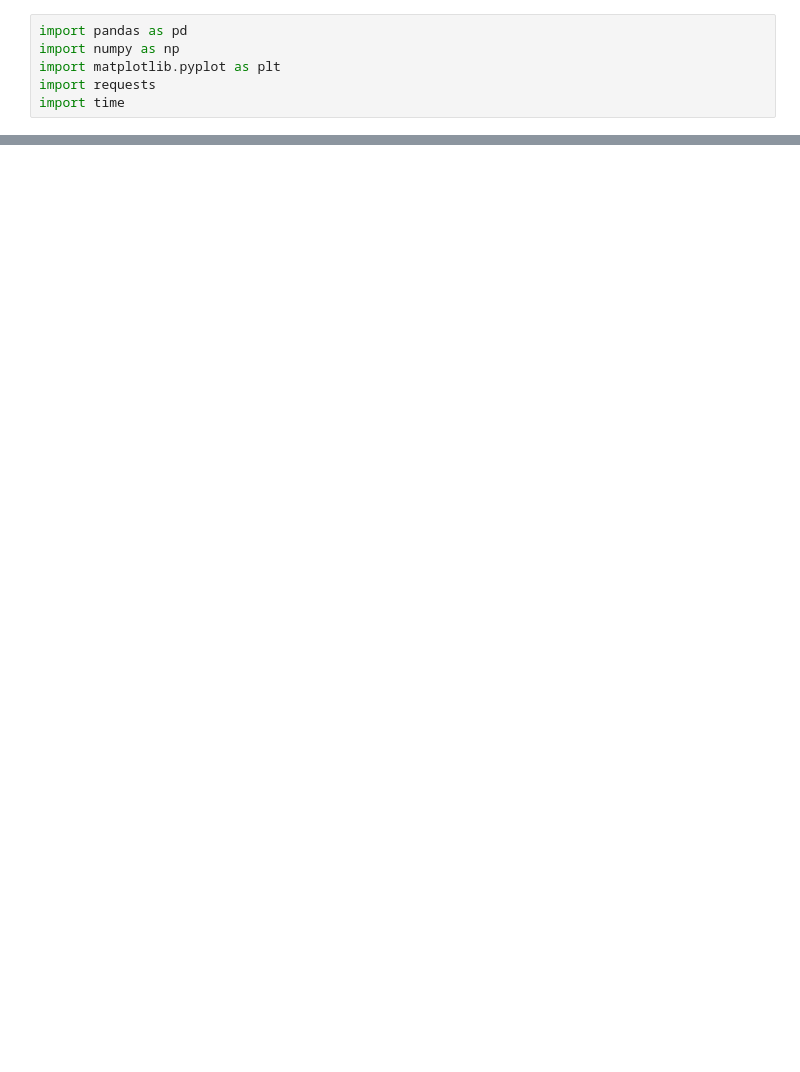
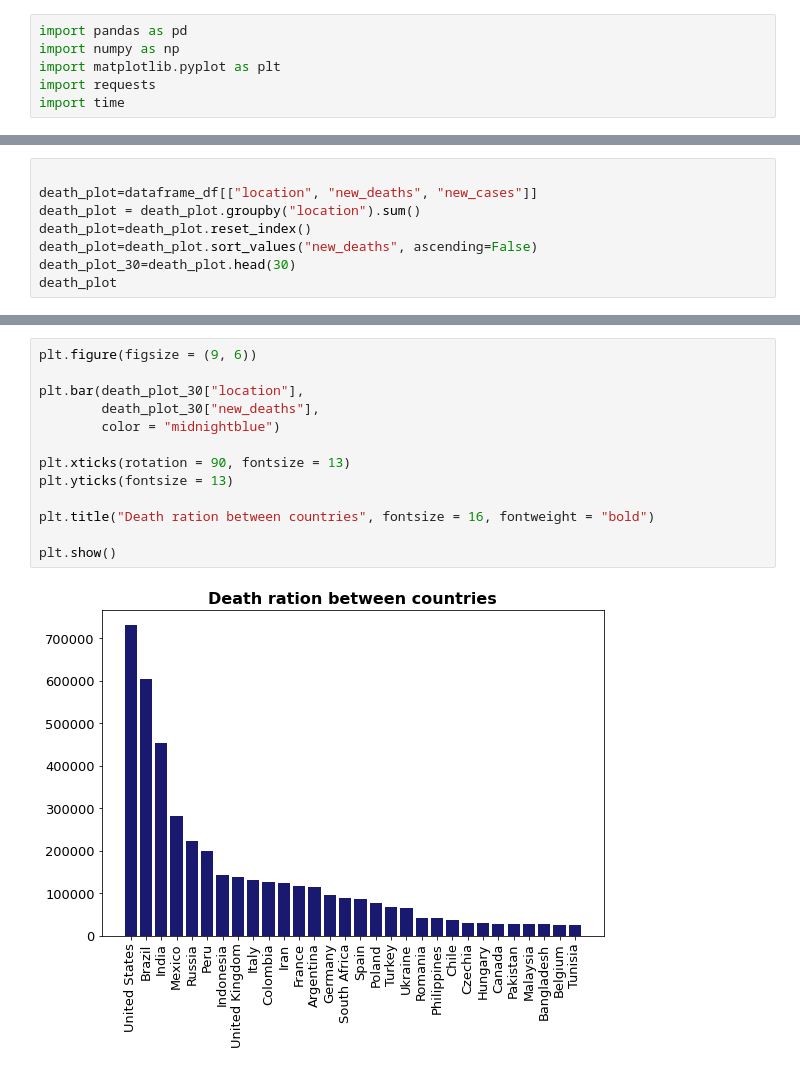
Before and after one commit to Waltontan/Project_Covid, a Jupyter notebook: Q4.ipynb, the cells around one changed output, grey strips where cells are left out. Saved outputs shown, nothing was run; the diff lists cells and outputs as text; blank space fills up the shorter version.

```diff
--- a/Q4.ipynb
+++ b/Q4.ipynb
@@ -46,2 +25,10 @@ len(Clean_df["location"].unique())
 # %% [output]
 186
+# %%
+
+death_plot=dataframe_df[["location", "new_deaths", "new_cases"]]
+death_plot = death_plot.groupby("location").sum()
+death_plot=death_plot.reset_index()
+death_plot=death_plot.sort_values("new_deaths", ascending=False)
+death_plot_30=death_plot.head(30)
+death_plot
@@ -47,0 +49,15 @@ len(Clean_df["location"].unique())
+# %%
+plt.figure(figsize = (9, 6))
+
+plt.bar(death_plot_30["location"],
+        death_plot_30["new_deaths"],
+        color = "midnightblue")
+
+plt.xticks(rotation = 90, fontsize = 13)
+plt.yticks(fontsize = 13)
+
+plt.title("Death ration between countries", fontsize = 16, fontweight = "bold")
+
+plt.show()
+# %% [output]
+[figure, added]
```
Also changed, not shown: parts of 7 cells of this notebook.
